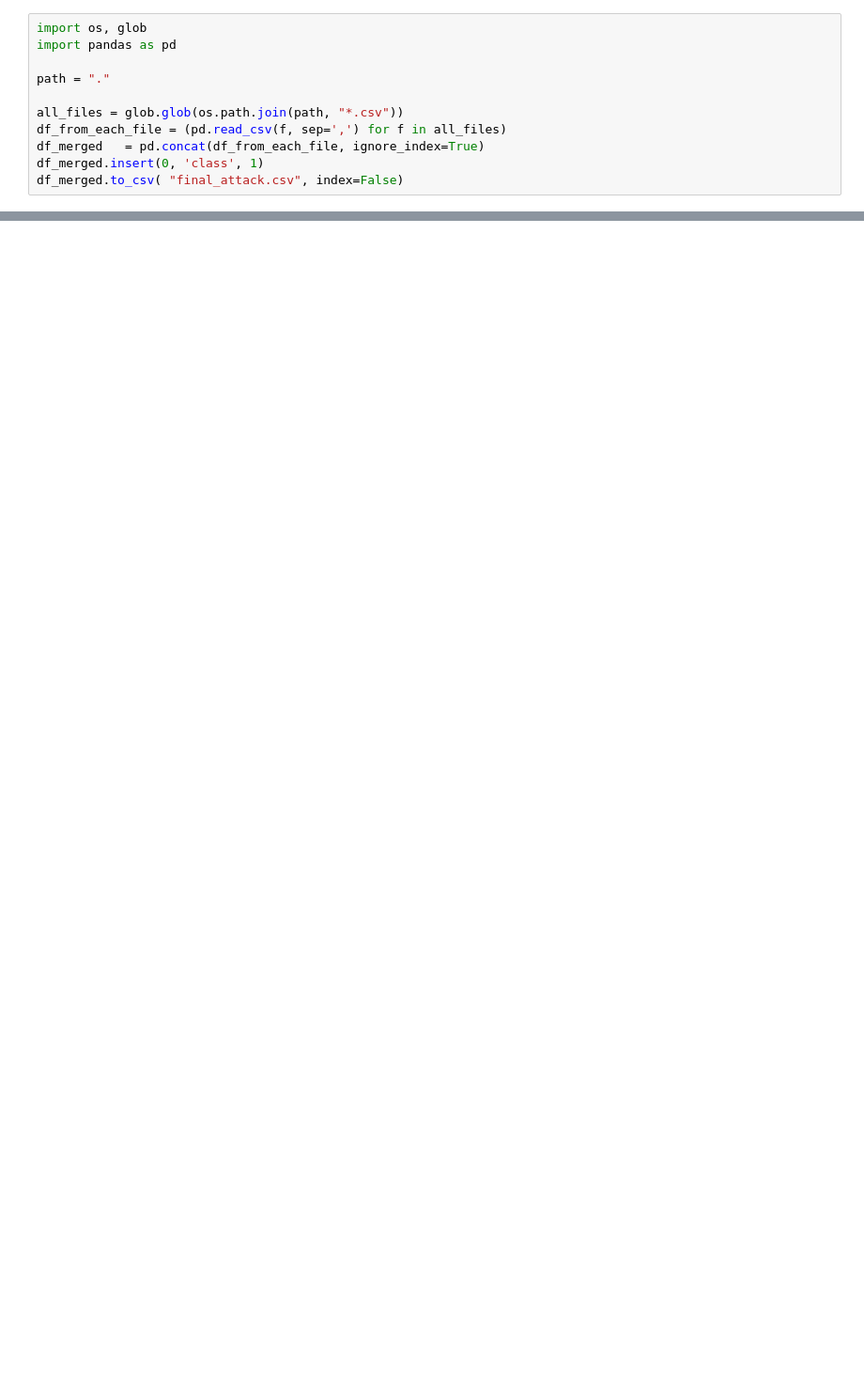
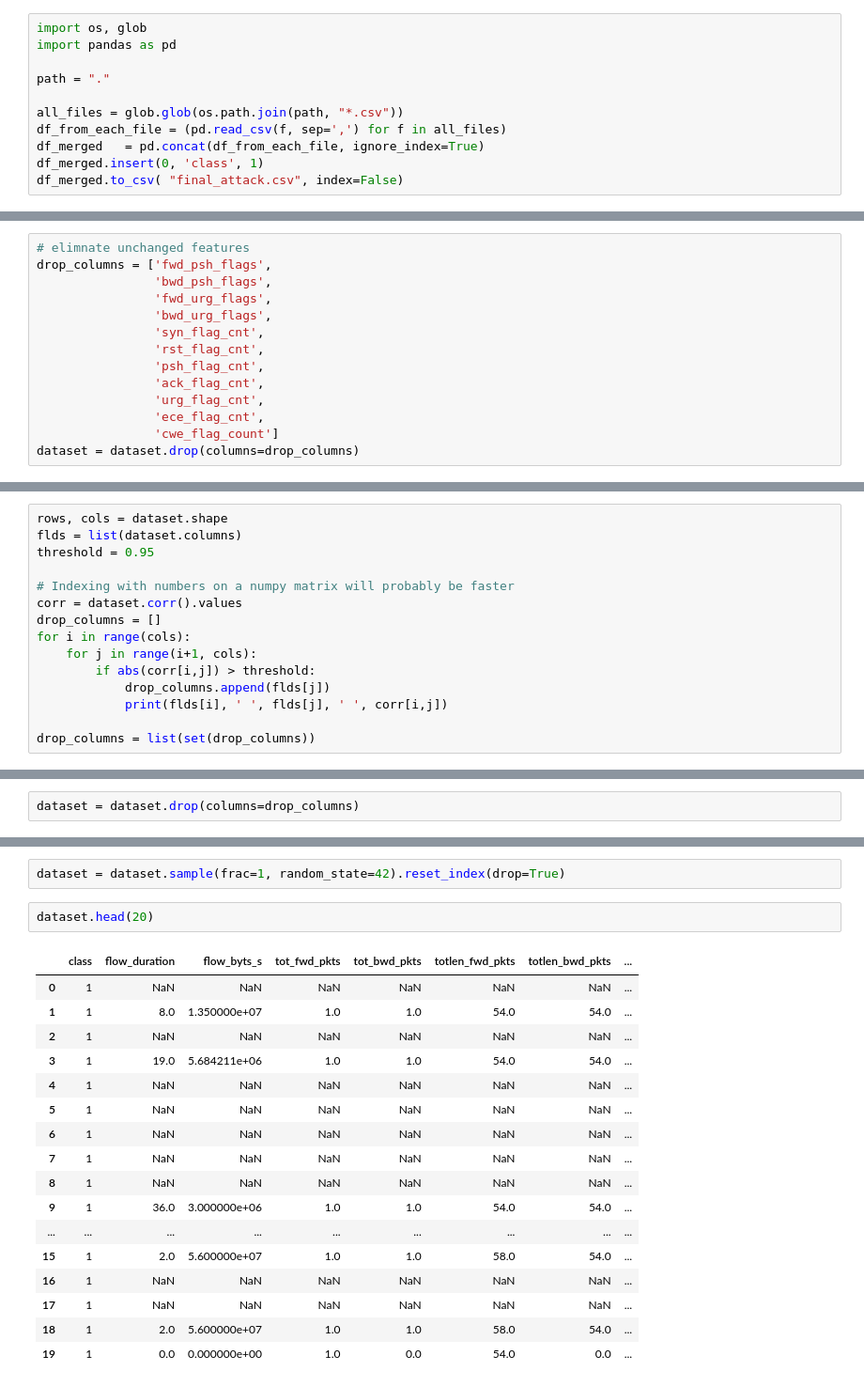
Before and after one commit to Ahmed15497/Advanced-Machine-Learning-Specialization, a Jupyter notebook: mininet_classifier.ipynb, the cells around one changed output, grey strips where cells are left out. Shown at 94% size. Drawn from its saved outputs; the diff is of its cells as text; blank space fills up the shorter version.

```diff
--- a/mininet_classifier.ipynb
+++ b/mininet_classifier.ipynb
@@ -46,0 +212,14 @@ df_merged.to_csv( "final_attack.csv", index=False)
+# %%
+# elimnate unchanged features
+drop_columns = ['fwd_psh_flags',
+                'bwd_psh_flags',
+                'fwd_urg_flags',
+                'bwd_urg_flags',
+                'syn_flag_cnt',
+                'rst_flag_cnt',
+                'psh_flag_cnt',
+                'ack_flag_cnt',
+                'urg_flag_cnt',
+                'ece_flag_cnt',
+                'cwe_flag_count']
+dataset = dataset.drop(columns=drop_columns)
@@ -46,0 +265,15 @@ df_merged.to_csv( "final_attack.csv", index=False)
+# %%
+rows, cols = dataset.shape
+flds = list(dataset.columns)
+threshold = 0.95
+
+# Indexing with numbers on a numpy matrix will probably be faster
+corr = dataset.corr().values
+drop_columns = []
+for i in range(cols):
+    for j in range(i+1, cols):
+        if abs(corr[i,j]) > threshold:
+            drop_columns.append(flds[j])
+            print(flds[i], ' ', flds[j], ' ', corr[i,j])
+
+drop_columns = list(set(drop_columns))
@@ -46,0 +318,2 @@ df_merged.to_csv( "final_attack.csv", index=False)
+# %%
+dataset = dataset.drop(columns=drop_columns)
@@ -46,0 +366,22 @@ df_merged.to_csv( "final_attack.csv", index=False)
+# %%
+dataset = dataset.sample(frac=1, random_state=42).reset_index(drop=True)
+# %%
+dataset.head(20)
+# %% [output]
+|  | class | flow_duration | flow_byts_s | tot_fwd_pkts | tot_bwd_pkts | totlen_fwd_pkts | totlen_bwd_pkts | ... |
+| 0 | 1 | NaN | NaN | NaN | NaN | NaN | NaN | ... |
+| 1 | 1 | 8.0 | 1.350000e+07 | 1.0 | 1.0 | 54.0 | 54.0 | ... |
+| 2 | 1 | NaN | NaN | NaN | NaN | NaN | NaN | ... |
+| 3 | 1 | 19.0 | 5.684211e+06 | 1.0 | 1.0 | 54.0 | 54.0 | ... |
+| 4 | 1 | NaN | NaN | NaN | NaN | NaN | NaN | ... |
+| 5 | 1 | NaN | NaN | NaN | NaN | NaN | NaN | ... |
+| 6 | 1 | NaN | NaN | NaN | NaN | NaN | NaN | ... |
+| 7 | 1 | NaN | NaN | NaN | NaN | NaN | NaN | ... |
+| 8 | 1 | NaN | NaN | NaN | NaN | NaN | NaN | ... |
+| 9 | 1 | 36.0 | 3.000000e+06 | 1.0 | 1.0 | 54.0 | 54.0 | ... |
+| ... | ... | ... | ... | ... | ... | ... | ... | ... |
+| 15 | 1 | 2.0 | 5.600000e+07 | 1.0 | 1.0 | 58.0 | 54.0 | ... |
+| 16 | 1 | NaN | NaN | NaN | NaN | NaN | NaN | ... |
+| 17 | 1 | NaN | NaN | NaN | NaN | NaN | NaN | ... |
+| 18 | 1 | 2.0 | 5.600000e+07 | 1.0 | 1.0 | 58.0 | 54.0 | ... |
+| 19 | 1 | 0.0 | 0.000000e+00 | 1.0 | 0.0 | 54.0 | 0.0 | ... |
```
Also changed, not shown: parts of 36 cells of this notebook.
